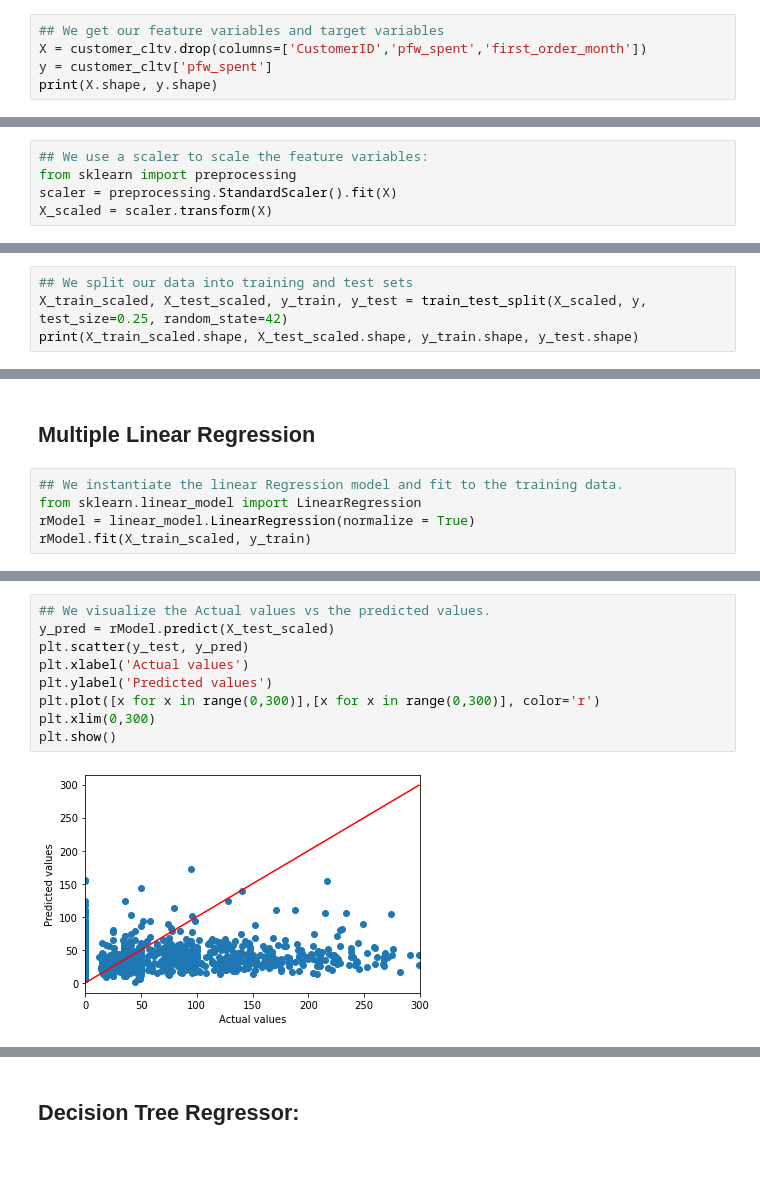
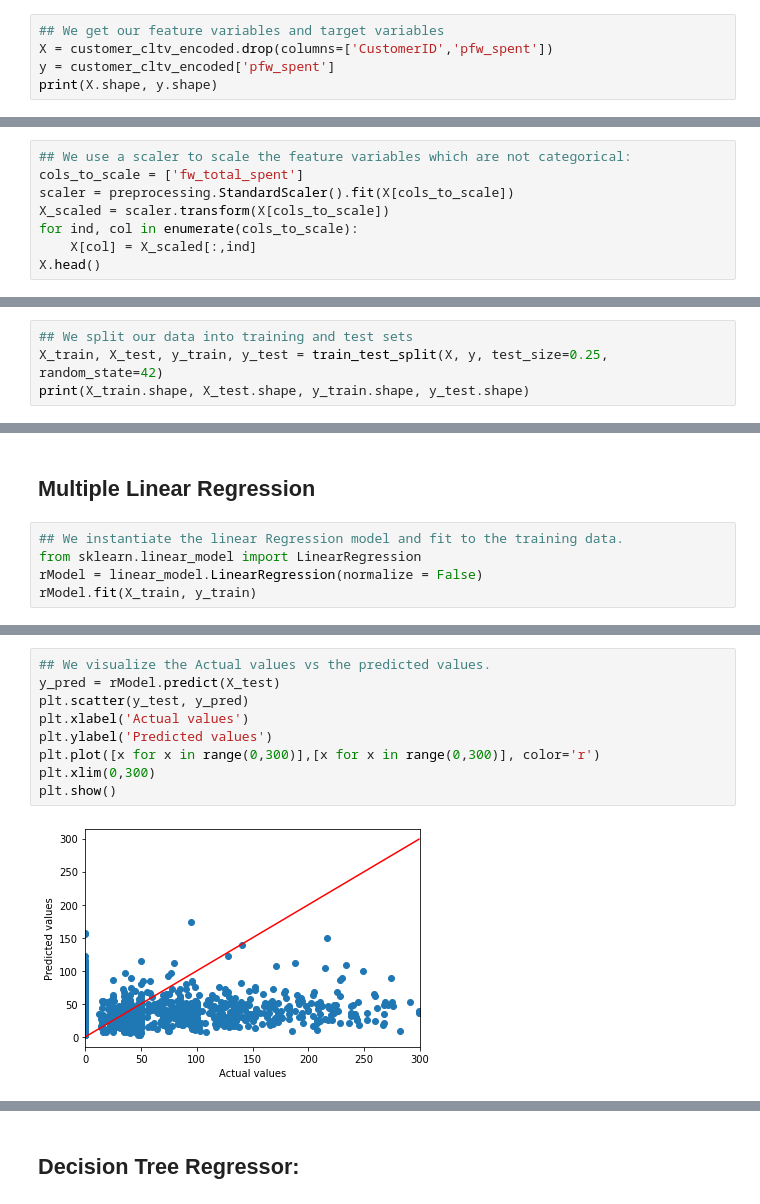
Before and after one commit to benjaminbellman/Shopify_CLTV_Machine_Learning, a Jupyter notebook: 4.Modelling/Modelling.ipynb, the cells around one changed output, grey strips where cells are left out. Saved outputs shown, nothing was run; the diff lists cells and outputs as text; blank space fills up the shorter version.

```diff
--- a/4.Modelling/Modelling.ipynb
+++ b/4.Modelling/Modelling.ipynb
@@ -44,6 +76,6 @@ customer_cltv.head(2)
 # %%
 ## We get our feature variables and target variables
-X = customer_cltv.drop(columns=['CustomerID','pfw_spent','first_order_month'])
-y = customer_cltv['pfw_spent']
+X = customer_cltv_encoded.drop(columns=['CustomerID','pfw_spent'])
+y = customer_cltv_encoded['pfw_spent']
 print(X.shape, y.shape)
 # %% [output]
@@ -51,5 +83,8 @@ print(X.shape, y.shape)
 # %%
-## We use a scaler to scale the feature variables:
-from sklearn import preprocessing
-scaler = preprocessing.StandardScaler().fit(X)
-X_scaled = scaler.transform(X)
+## We use a scaler to scale the feature variables which are not categorical:
+cols_to_scale = ['fw_total_spent']
+scaler = preprocessing.StandardScaler().fit(X[cols_to_scale])
+X_scaled = scaler.transform(X[cols_to_scale])
+for ind, col in enumerate(cols_to_scale):
+    X[col] = X_scaled[:,ind]
+X.head()
@@ -56,5 +98,5 @@ X_scaled = scaler.transform(X)
 # %%
 ## We split our data into training and test sets
-X_train_scaled, X_test_scaled, y_train, y_test = train_test_split(X_scaled, y, test_size=0.25, random_state=42)
-print(X_train_scaled.shape, X_test_scaled.shape, y_train.shape, y_test.shape)
+X_train, X_test, y_train, y_test = train_test_split(X, y, test_size=0.25, random_state=42)
+print(X_train.shape, X_test.shape, y_train.shape, y_test.shape)
 # %% [output]
@@ -76,6 +119,6 @@ print(X_train_scaled.shape, X_test_scaled.shape, y_train.shape, y_test.shape)
 # %%
 ## We instantiate the linear Regression model and fit to the training data.
 from sklearn.linear_model import LinearRegression
-rModel = linear_model.LinearRegression(normalize = True)
-rModel.fit(X_train_scaled, y_train)
+rModel = linear_model.LinearRegression(normalize = False)
+rModel.fit(X_train, y_train)
 # %% [output]
@@ -88,14 +144,14 @@ print(rModel.score(X_train_scaled,y_train))
 # %%
 ## We visualize the Actual values vs the predicted values.
-y_pred = rModel.predict(X_test_scaled)
+y_pred = rModel.predict(X_test)
 plt.scatter(y_test, y_pred)
 plt.xlabel('Actual values')
 plt.ylabel('Predicted values')
 plt.plot([x for x in range(0,300)],[x for x in range(0,300)], color='r')
 plt.xlim(0,300)
 plt.show()
 # %% [output]
-[figure, old version]
+[figure, new version]
 # %%
 ## Plotting Residuals
 residuals = y_test - y_pred
```
Also changed, not shown: parts of 23 cells of this notebook, 1 other file.
